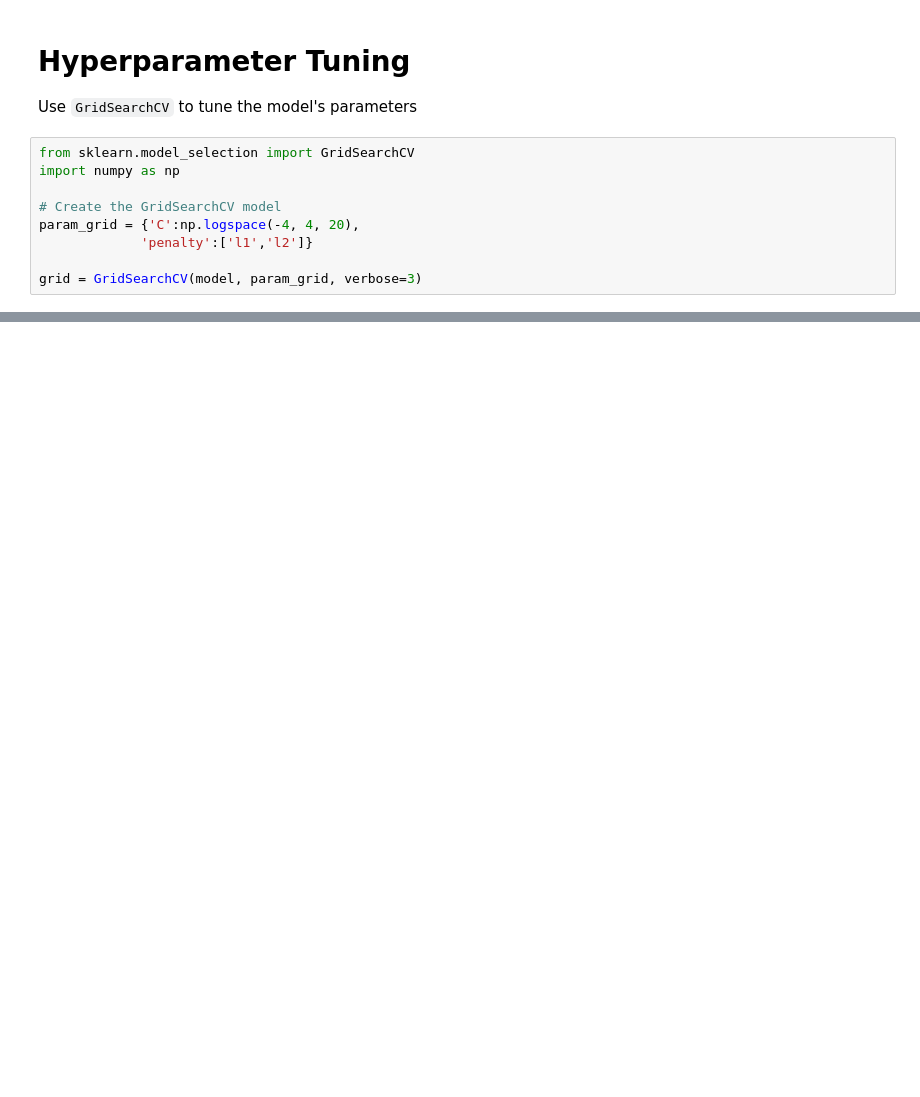
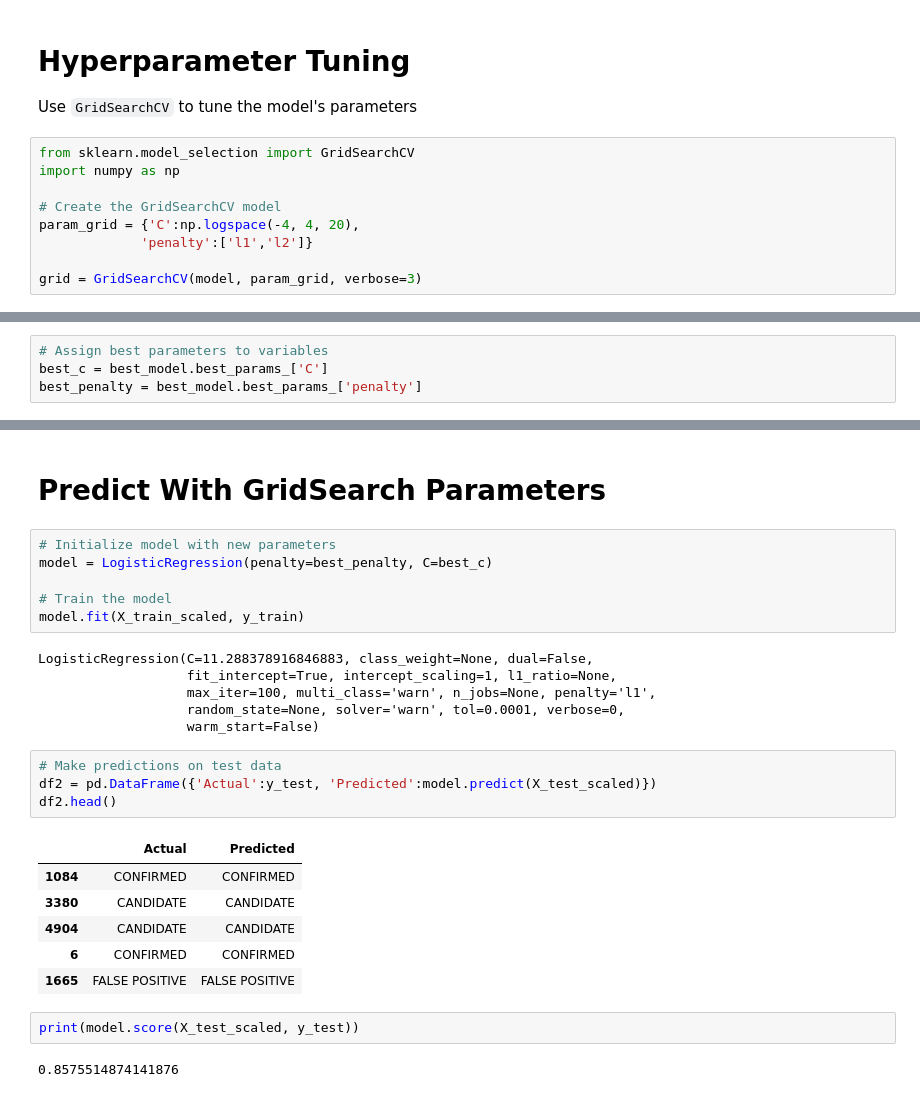
Before and after one commit to lorijta92/machine-learning-exoplanets, a Jupyter notebook: logistic_regression.ipynb, the cells around one changed output, grey strips where cells are left out. Saved outputs shown, nothing was run; the diff lists cells and outputs as text; blank space fills up the shorter version.

Commit message:
tune model

```diff
--- a/logistic_regression.ipynb
+++ b/logistic_regression.ipynb
@@ -192 +192,5 @@ print(best_model.best_params_)
+# %%
+# Assign best parameters to variables
+best_c = best_model.best_params_['C']
+best_penalty = best_model.best_params_['penalty']
 # %% [markdown]
@@ -209,0 +213,29 @@ Best Score:  0.8632462330726683
+# %% [markdown]
+# Predict With GridSearch Parameters
+# %%
+# Initialize model with new parameters
+model = LogisticRegression(penalty=best_penalty, C=best_c)
+
+# Train the model
+model.fit(X_train_scaled, y_train)
+# %% [output]
+LogisticRegression(C=11.288378916846883, class_weight=None, dual=False,
+                   fit_intercept=True, intercept_scaling=1, l1_ratio=None,
+                   max_iter=100, multi_class='warn', n_jobs=None, penalty='l1',
+                   random_state=None, solver='warn', tol=0.0001, verbose=0,
+                   warm_start=False)
+# %%
+# Make predictions on test data
+df2 = pd.DataFrame({'Actual':y_test, 'Predicted':model.predict(X_test_scaled)})
+df2.head()
+# %% [output]
+|  | Actual | Predicted |
+| 1084 | CONFIRMED | CONFIRMED |
+| 3380 | CANDIDATE | CANDIDATE |
+| 4904 | CANDIDATE | CANDIDATE |
+| 6 | CONFIRMED | CONFIRMED |
+| 1665 | FALSE POSITIVE | FALSE POSITIVE |
+# %%
+print(model.score(X_test_scaled, y_test))
+# %% [output]
+0.8575514874141876
```
Also changed, not shown: parts of 9 cells of this notebook, 1 other file.
